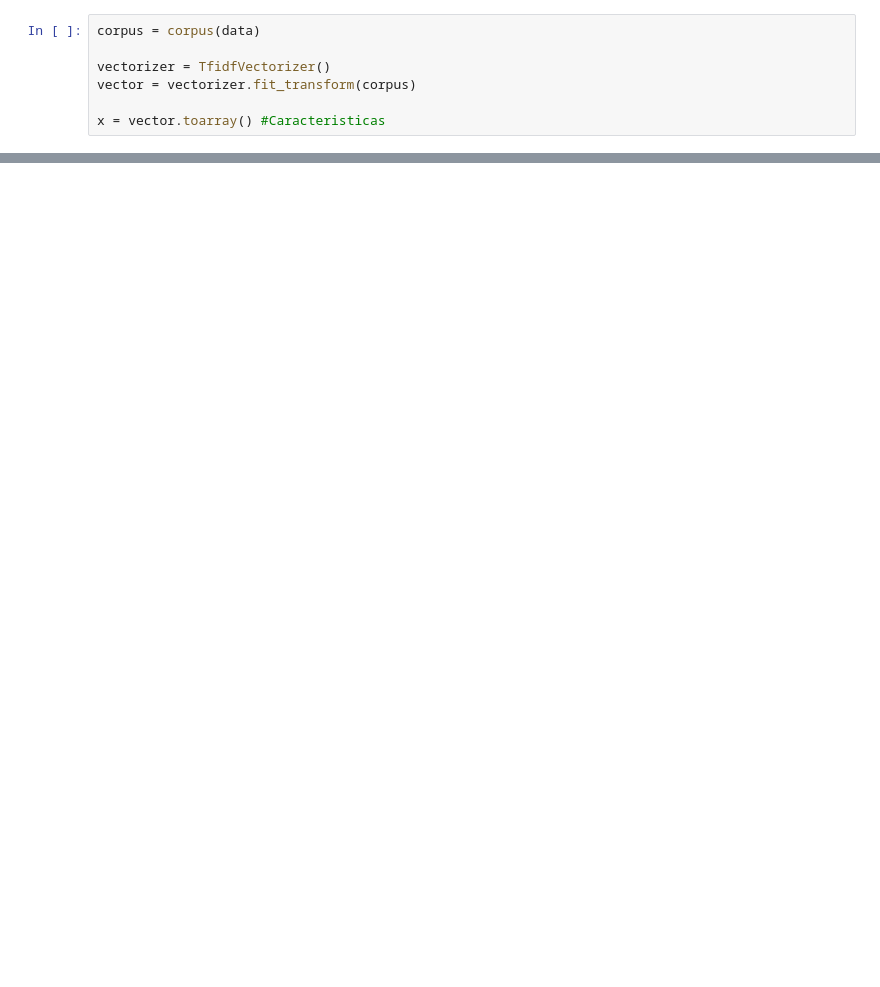
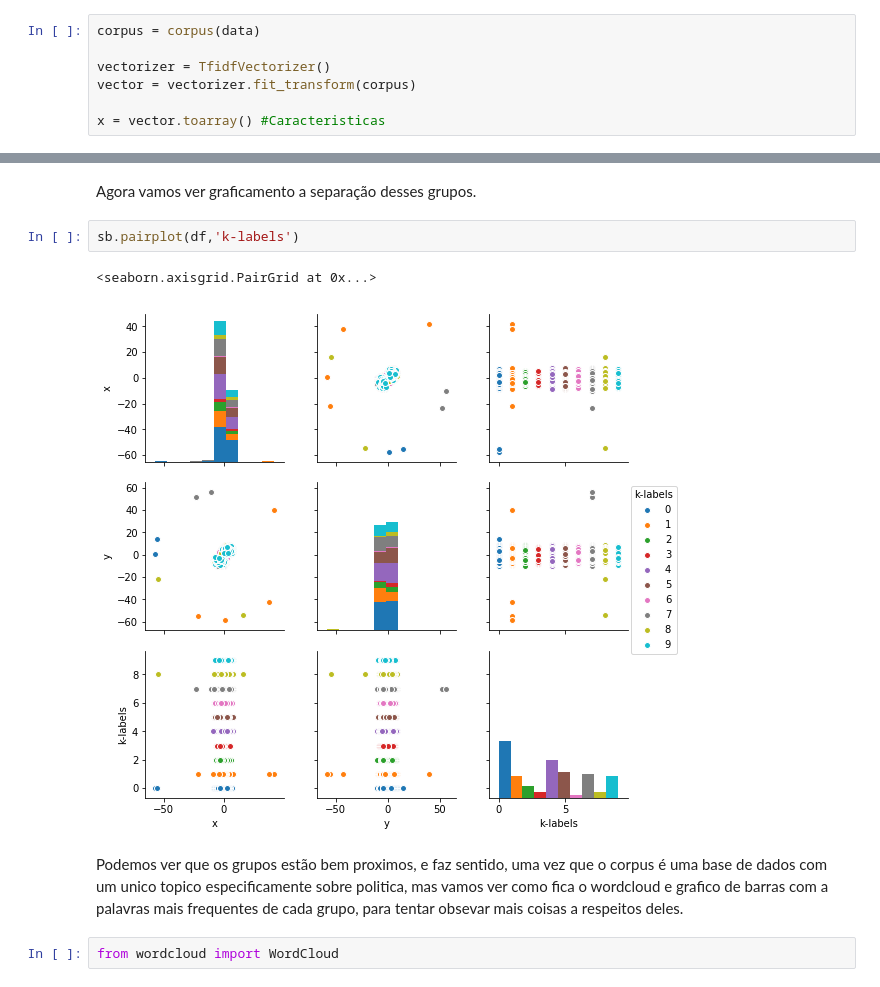
Before and after one commit to FabianoLaureano/Ri, a Jupyter notebook: Projeto.ipynb, the cells around one changed output, grey strips where cells are left out. Cells and saved outputs as stored; diff of their text form; blank space fills up the shorter version.

```diff
--- a/Projeto.ipynb
+++ b/Projeto.ipynb
@@ -95,0 +113,11 @@ dframe
+# %% [markdown]
+Agora vamos ver graficamento a separação desses grupos.
+# %%
+sb.pairplot(df,'k-labels')
+# %% [output]
+<seaborn.axisgrid.PairGrid at 0x...>
+[figure, added]
+# %% [markdown]
+Podemos ver que os grupos estão bem proximos, e faz sentido, uma vez que o corpus é uma base de dados com um unico topico especificamente sobre politica, mas vamos ver como fica o wordcloud e grafico de barras com a palavras mais frequentes de cada grupo, para tentar obsevar mais coisas a respeitos deles.
+# %%
+from wordcloud import WordCloud
```
Also changed, not shown: parts of 43 cells of this notebook.
